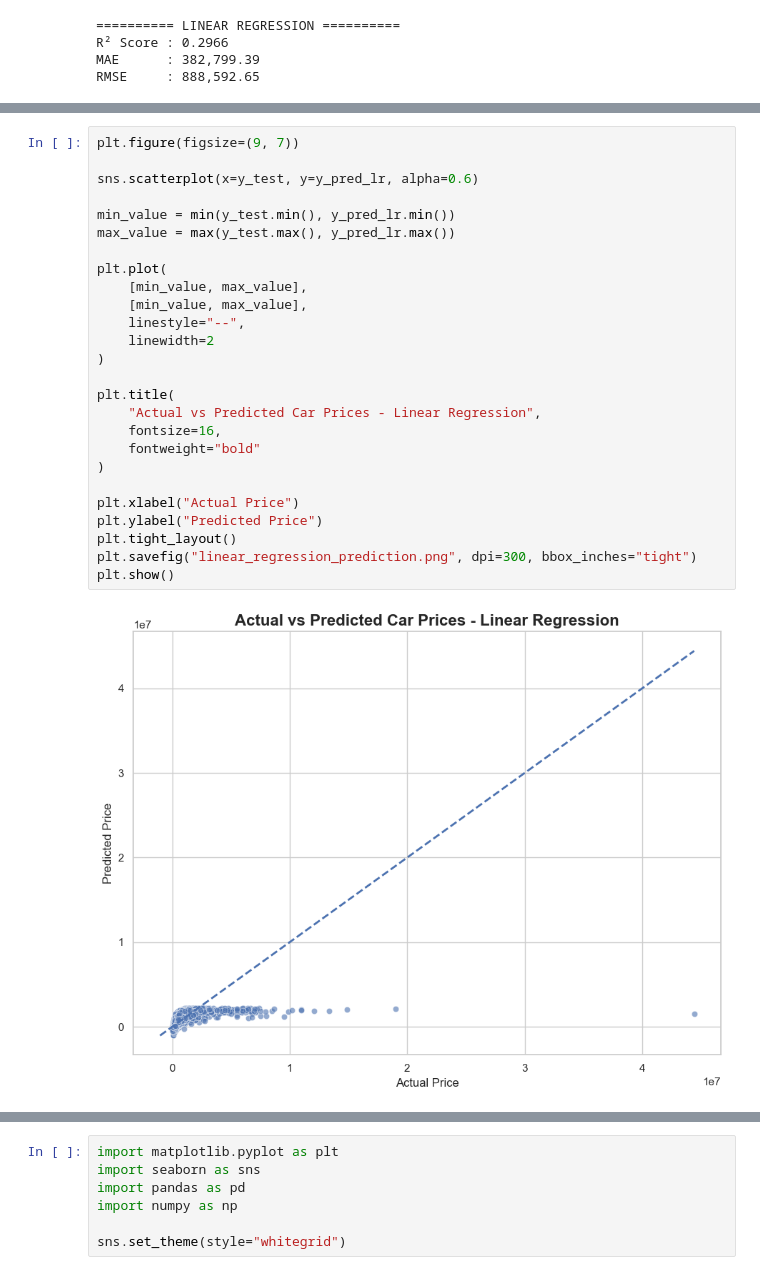
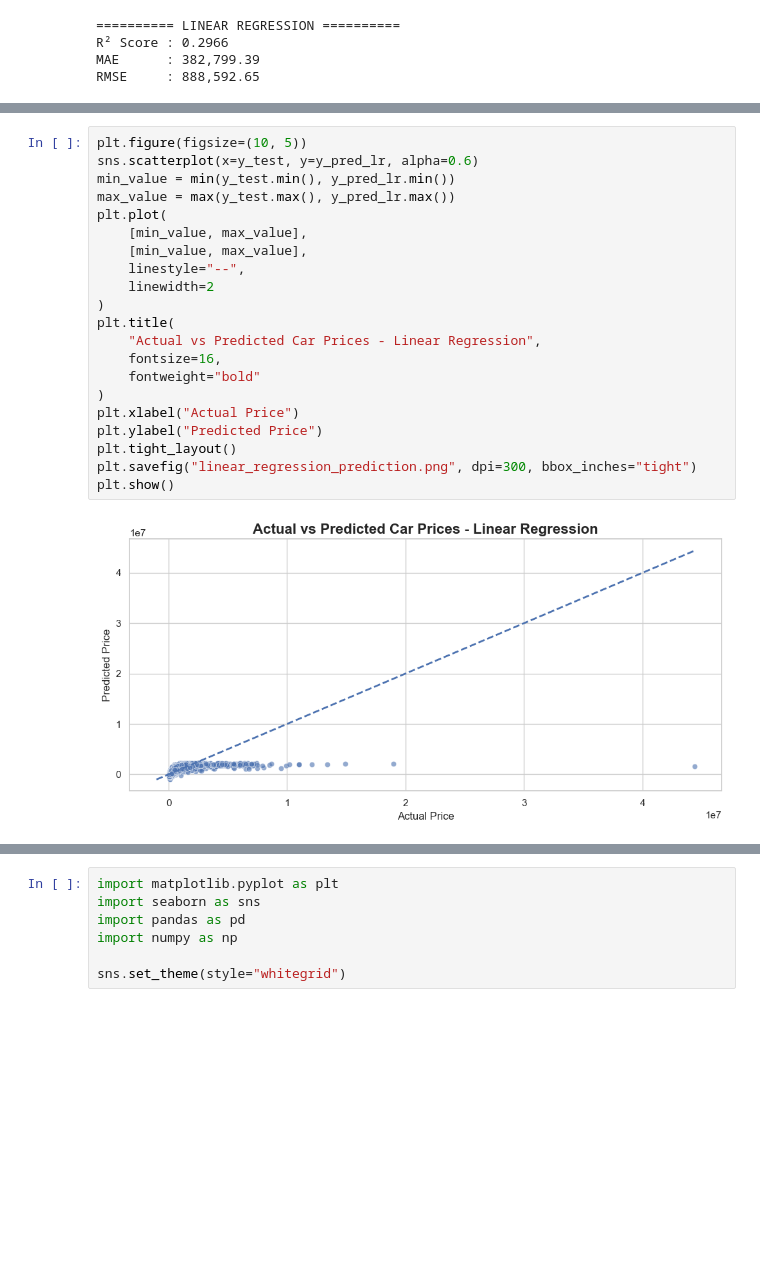
Before and after one commit to lbalasai/OIBSIP, a Jupyter notebook: DataScience-Task3-CarPricePrediction/Car_Price_Prediction.ipynb, the cells around one changed output, grey strips where cells are left out. Saved outputs shown, nothing was run; the diff lists cells and outputs as text; blank space fills up the shorter version.

```diff
--- a/DataScience-Task3-CarPricePrediction/Car_Price_Prediction.ipynb
+++ b/DataScience-Task3-CarPricePrediction/Car_Price_Prediction.ipynb
@@ -237,31 +276,26 @@ plt.show()
 # %%
-plt.figure(figsize=(9, 7))
-
+plt.figure(figsize=(10, 5))
 sns.scatterplot(x=y_test, y=y_pred_lr, alpha=0.6)
-
 min_value = min(y_test.min(), y_pred_lr.min())
 max_value = max(y_test.max(), y_pred_lr.max())
-
 plt.plot(
     [min_value, max_value],
     [min_value, max_value],
     linestyle="--",
     linewidth=2
 )
-
 plt.title(
     "Actual vs Predicted Car Prices - Linear Regression",
     fontsize=16,
     fontweight="bold"
 )
-
 plt.xlabel("Actual Price")
 plt.ylabel("Predicted Price")
 plt.tight_layout()
 plt.savefig("linear_regression_prediction.png", dpi=300, bbox_inches="tight")
 plt.show()
 # %% [output]
-[figure, old version]
+[figure, new version]
 # %%
 feature_importance = pd.DataFrame({
     "Feature": X_train.columns,
```
Also changed, not shown: parts of 14 cells of this notebook, 3 other files.
